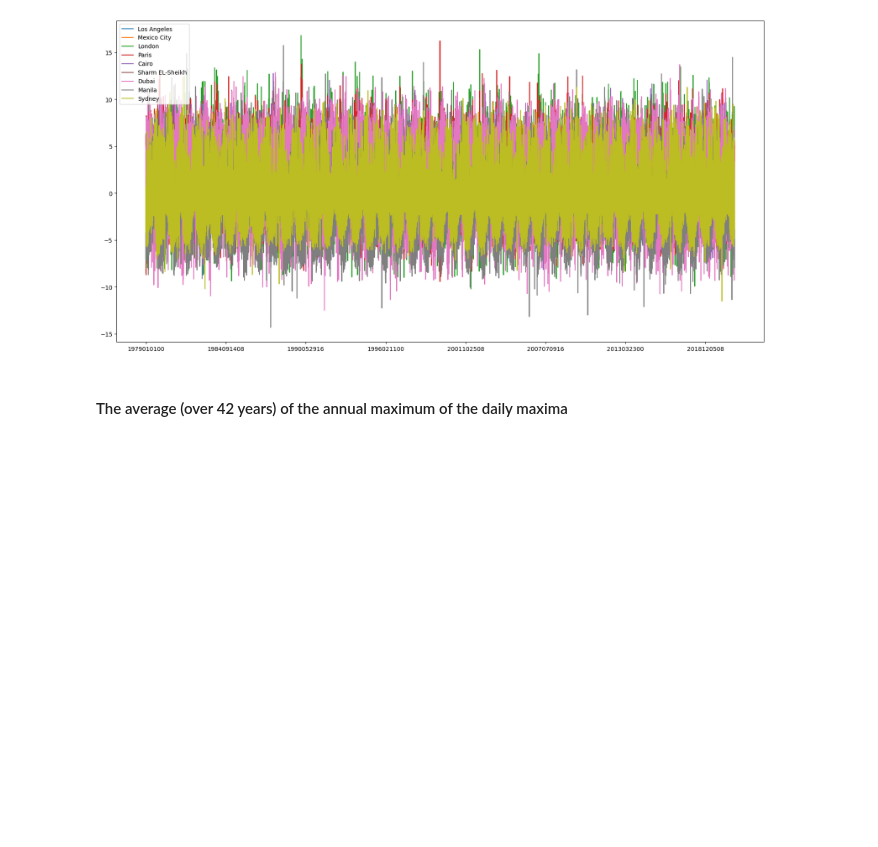
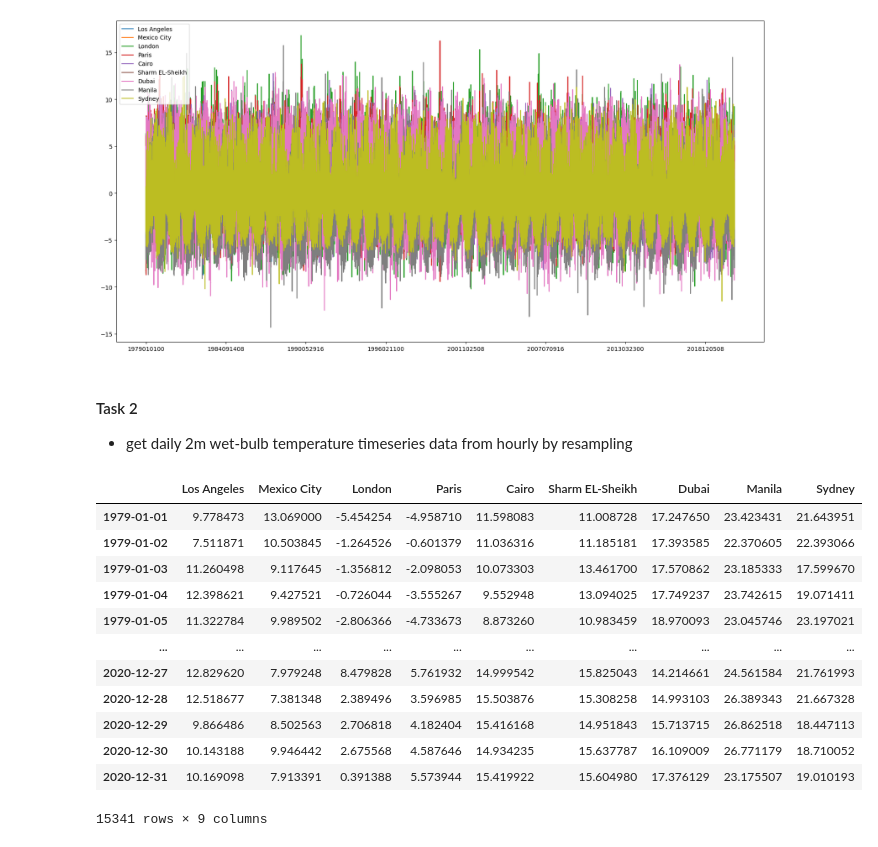
Before and after one commit to ming80302/HEAT, a Jupyter notebook: wetball_ana_9city.ipynb, the cells around one changed output. Saved outputs shown, nothing was run; the diff lists cells and outputs as text; code cells hidden in the pictures; blank space fills up the shorter version.

```diff
--- a/wetball_ana_9city.ipynb
+++ b/wetball_ana_9city.ipynb
@@ -276,5 +301,3 @@ plot_9city('/glade/u/home/mingge/HEAT/DATA/10u.csv')
 plot_9city('/glade/u/home/mingge/HEAT/DATA/10u.csv')
 # %% [output]
 [figure]
-# %% [markdown]
-#### The average (over 42 years) of the annual maximum of the daily maxima
@@ -335,0 +304,28 @@ def consecutive_max(arr_1d, threshold):
+# %% [markdown]
+#### Task 2
+ - get daily 2m wet-bulb temperature timeseries data from hourly by resampling
+# %%
+# hourly data -> daily TWBmax
+flnm = '/glade/u/home/mingge/HEAT/DATA/twb.csv'
+df_twb = pd.read_csv(flnm, index_col = 0)
+
+#convert index to datetime
+df_twb.index = pd.to_datetime(df_twb.index)
+
+# group hourly data into daily maximum
+df_twb_daily = df_twb.resample('D').max()
+df_twb_daily
+# %% [output]
+|  | Los Angeles | Mexico City | London | Paris | Cairo | Sharm EL-Sheikh | Dubai | Manila | Sydney |
+| 1979-01-01 | 9.778473 | 13.069000 | -5.454254 | -4.958710 | 11.598083 | 11.008728 | 17.247650 | 23.423431 | 21.643951 |
+| 1979-01-02 | 7.511871 | 10.503845 | -1.264526 | -0.601379 | 11.036316 | 11.185181 | 17.393585 | 22.370605 | 22.393066 |
+| 1979-01-03 | 11.260498 | 9.117645 | -1.356812 | -2.098053 | 10.073303 | 13.461700 | 17.570862 | 23.185333 | 17.599670 |
+| 1979-01-04 | 12.398621 | 9.427521 | -0.726044 | -3.555267 | 9.552948 | 13.094025 | 17.749237 | 23.742615 | 19.071411 |
+| 1979-01-05 | 11.322784 | 9.989502 | -2.806366 | -4.733673 | 8.873260 | 10.983459 | 18.970093 | 23.045746 | 23.197021 |
+| ... | ... | ... | ... | ... | ... | ... | ... | ... | ... |
+| 2020-12-27 | 12.829620 | 7.979248 | 8.479828 | 5.761932 | 14.999542 | 15.825043 | 14.214661 | 24.561584 | 21.761993 |
+| 2020-12-28 | 12.518677 | 7.381348 | 2.389496 | 3.596985 | 15.503876 | 15.308258 | 14.993103 | 26.389343 | 21.667328 |
+| 2020-12-29 | 9.866486 | 8.502563 | 2.706818 | 4.182404 | 15.416168 | 14.951843 | 15.713715 | 26.862518 | 18.447113 |
+| 2020-12-30 | 10.143188 | 9.946442 | 2.675568 | 4.587646 | 14.934235 | 15.637787 | 16.109009 | 26.771179 | 18.710052 |
+| 2020-12-31 | 10.169098 | 7.913391 | 0.391388 | 5.573944 | 15.419922 | 15.604980 | 17.376129 | 23.175507 | 19.010193 |
+15341 rows × 9 columns
```
Also changed, not shown: parts of 20 cells of this notebook.
